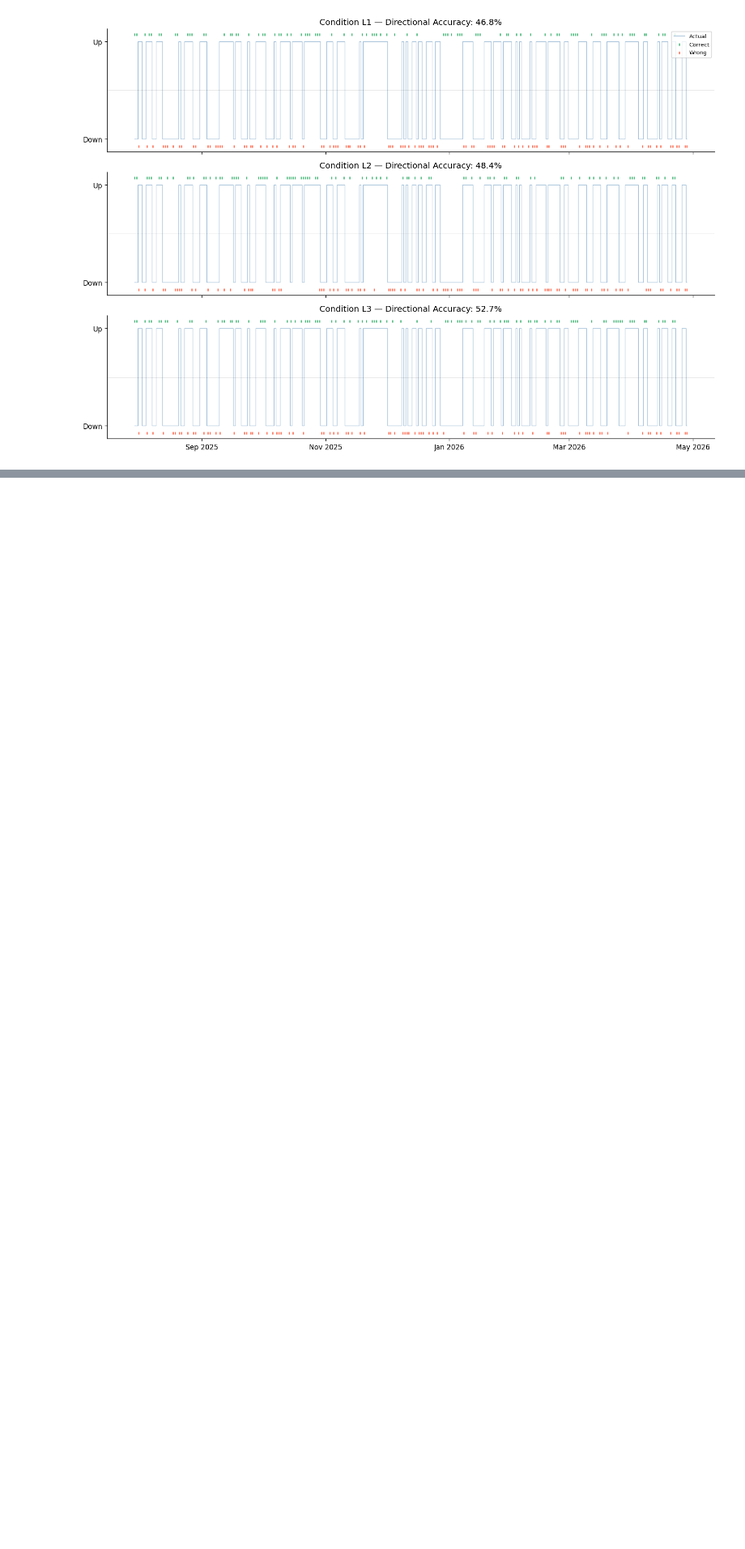
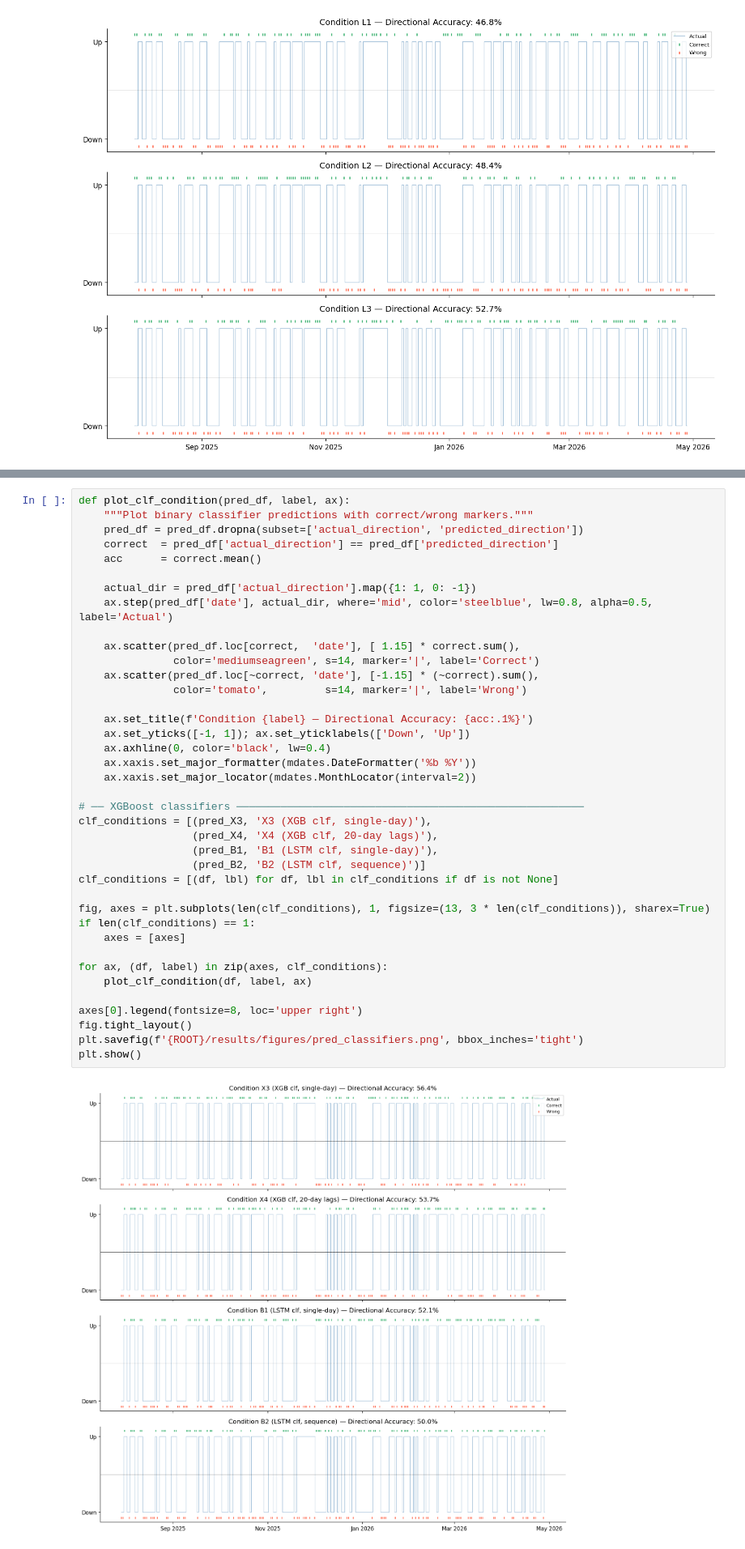
Before and after one commit to mhaefke23/llm-stock-prediction, a Jupyter notebook: notebooks/analysis.ipynb, the cells around one changed output, grey strips where cells are left out. Shown at 81% size. Cells and saved outputs as stored; diff of their text form; blank space fills up the shorter version.

```diff
--- a/notebooks/analysis.ipynb
+++ b/notebooks/analysis.ipynb
@@ -176,3 +204,44 @@ plt.show()
+# %%
+def plot_clf_condition(pred_df, label, ax):
+    """Plot binary classifier predictions with correct/wrong markers."""
+    pred_df = pred_df.dropna(subset=['actual_direction', 'predicted_direction'])
+    correct  = pred_df['actual_direction'] == pred_df['predicted_direction']
+    acc      = correct.mean()
+
+    actual_dir = pred_df['actual_direction'].map({1: 1, 0: -1})
+    ax.step(pred_df['date'], actual_dir, where='mid', color='steelblue', lw=0.8, alpha=0.5, label='Actual')
+
+    ax.scatter(pred_df.loc[correct,  'date'], [ 1.15] * correct.sum(),
+               color='mediumseagreen', s=14, marker='|', label='Correct')
+    ax.scatter(pred_df.loc[~correct, 'date'], [-1.15] * (~correct).sum(),
+               color='tomato',         s=14, marker='|', label='Wrong')
+
+    ax.set_title(f'Condition {label} — Directional Accuracy: {acc:.1%}')
+    ax.set_yticks([-1, 1]); ax.set_yticklabels(['Down', 'Up'])
+    ax.axhline(0, color='black', lw=0.4)
+    ax.xaxis.set_major_formatter(mdates.DateFormatter('%b %Y'))
+    ax.xaxis.set_major_locator(mdates.MonthLocator(interval=2))
+
+# ── XGBoost classifiers ───────────────────────────────────────────────────────
+clf_conditions = [(pred_X3, 'X3 (XGB clf, single-day)'),
+                  (pred_X4, 'X4 (XGB clf, 20-day lags)'),
+                  (pred_B1, 'B1 (LSTM clf, single-day)'),
+                  (pred_B2, 'B2 (LSTM clf, sequence)')]
+clf_conditions = [(df, lbl) for df, lbl in clf_conditions if df is not None]
+
+fig, axes = plt.subplots(len(clf_conditions), 1, figsize=(13, 3 * len(clf_conditions)), sharex=True)
+if len(clf_conditions) == 1:
+    axes = [axes]
+
+for ax, (df, label) in zip(axes, clf_conditions):
+    plot_clf_condition(df, label, ax)
+
+axes[0].legend(fontsize=8, loc='upper right')
+fig.tight_layout()
+plt.savefig(f'{ROOT}/results/figures/pred_classifiers.png', bbox_inches='tight')
+plt.show()
+# %% [output]
+[figure, added]
 # %% [markdown]
 ---
 ## Section 3 — Metrics Summary
```
Also changed, not shown: parts of 8 cells of this notebook, 18 other files.
